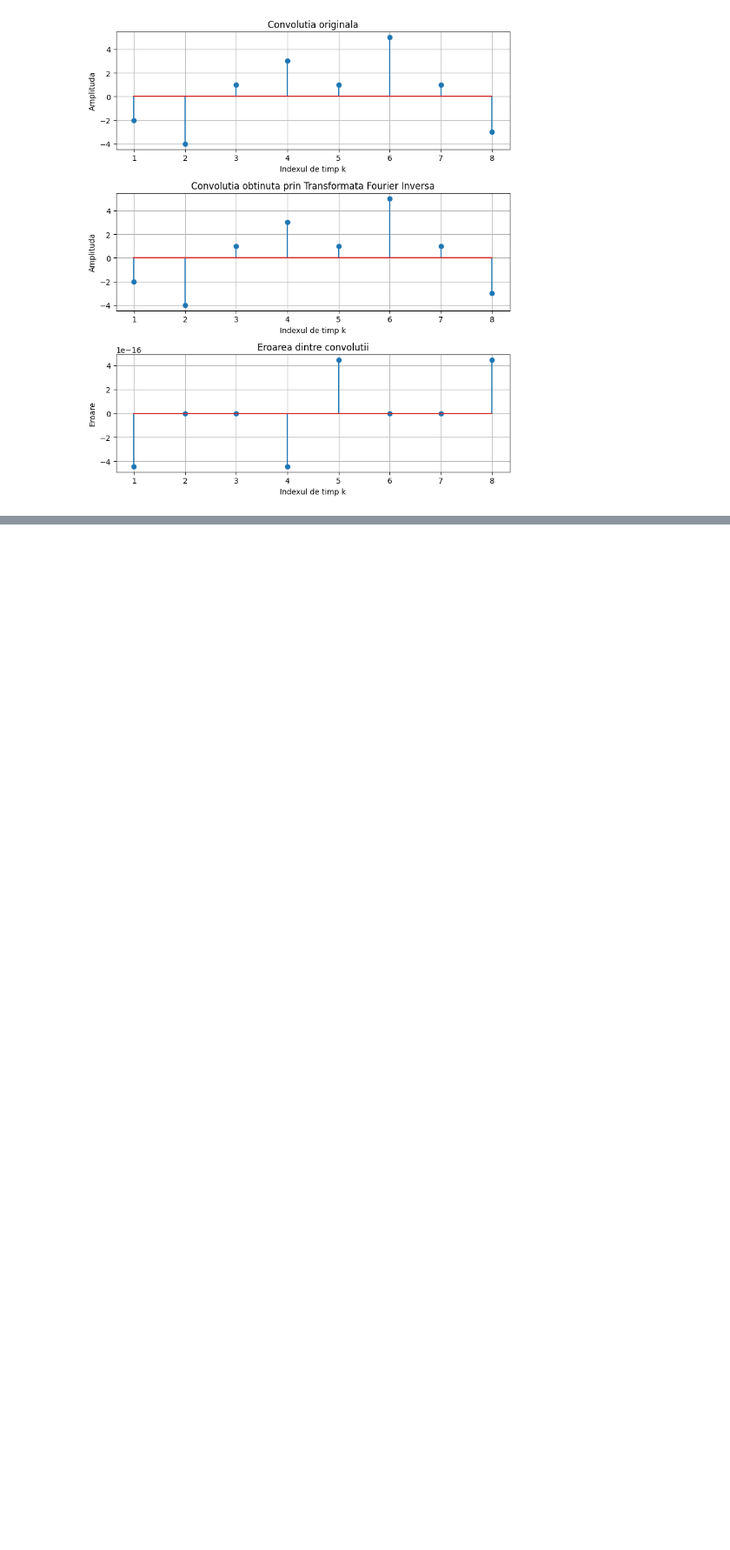
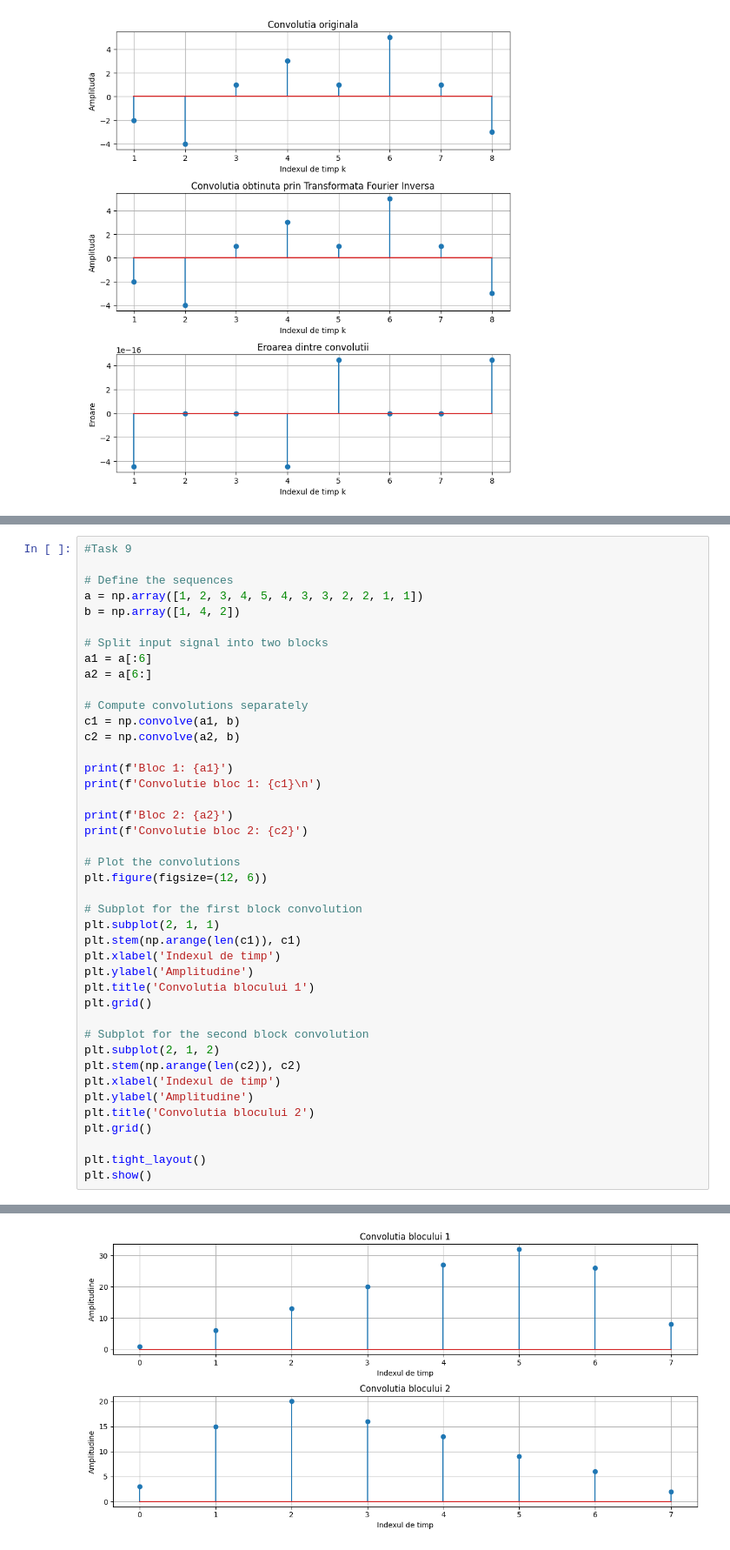
Before and after one commit to KaBoomKaBoom/PS_Labs, a Jupyter notebook: Lab2/Lab2.ipynb, the cells around one changed output, grey strips where cells are left out. Shown at 87% size. Saved outputs shown, nothing was run; the diff lists cells and outputs as text; blank space fills up the shorter version.

```diff
--- a/Lab2/Lab2.ipynb
+++ b/Lab2/Lab2.ipynb
@@ -143,0 +320,43 @@ plt.show()
+# %%
+#Task 9
+
+# Define the sequences
+a = np.array([1, 2, 3, 4, 5, 4, 3, 3, 2, 2, 1, 1])
+b = np.array([1, 4, 2])
+
+# Split input signal into two blocks
+a1 = a[:6]
+a2 = a[6:]
+
+# Compute convolutions separately
+c1 = np.convolve(a1, b)
+c2 = np.convolve(a2, b)
+
+print(f'Bloc 1: {a1}')
+print(f'Convolutie bloc 1: {c1}\n')
+
+print(f'Bloc 2: {a2}')
+print(f'Convolutie bloc 2: {c2}')
+
+# Plot the convolutions
+plt.figure(figsize=(12, 6))
+
+# Subplot for the first block convolution
+plt.subplot(2, 1, 1)
+plt.stem(np.arange(len(c1)), c1)
+plt.xlabel('Indexul de timp')
+plt.ylabel('Amplitudine')
+plt.title('Convolutia blocului 1')
+plt.grid()
+
+# Subplot for the second block convolution
+plt.subplot(2, 1, 2)
+plt.stem(np.arange(len(c2)), c2)
+plt.xlabel('Indexul de timp')
+plt.ylabel('Amplitudine')
+plt.title('Convolutia blocului 2')
+plt.grid()
+
+plt.tight_layout()
+plt.show()
+# %% [output]
@@ -143,0 +368 @@ plt.show()
+[figure, added]
```
Also changed, not shown: parts of 5 cells of this notebook.
